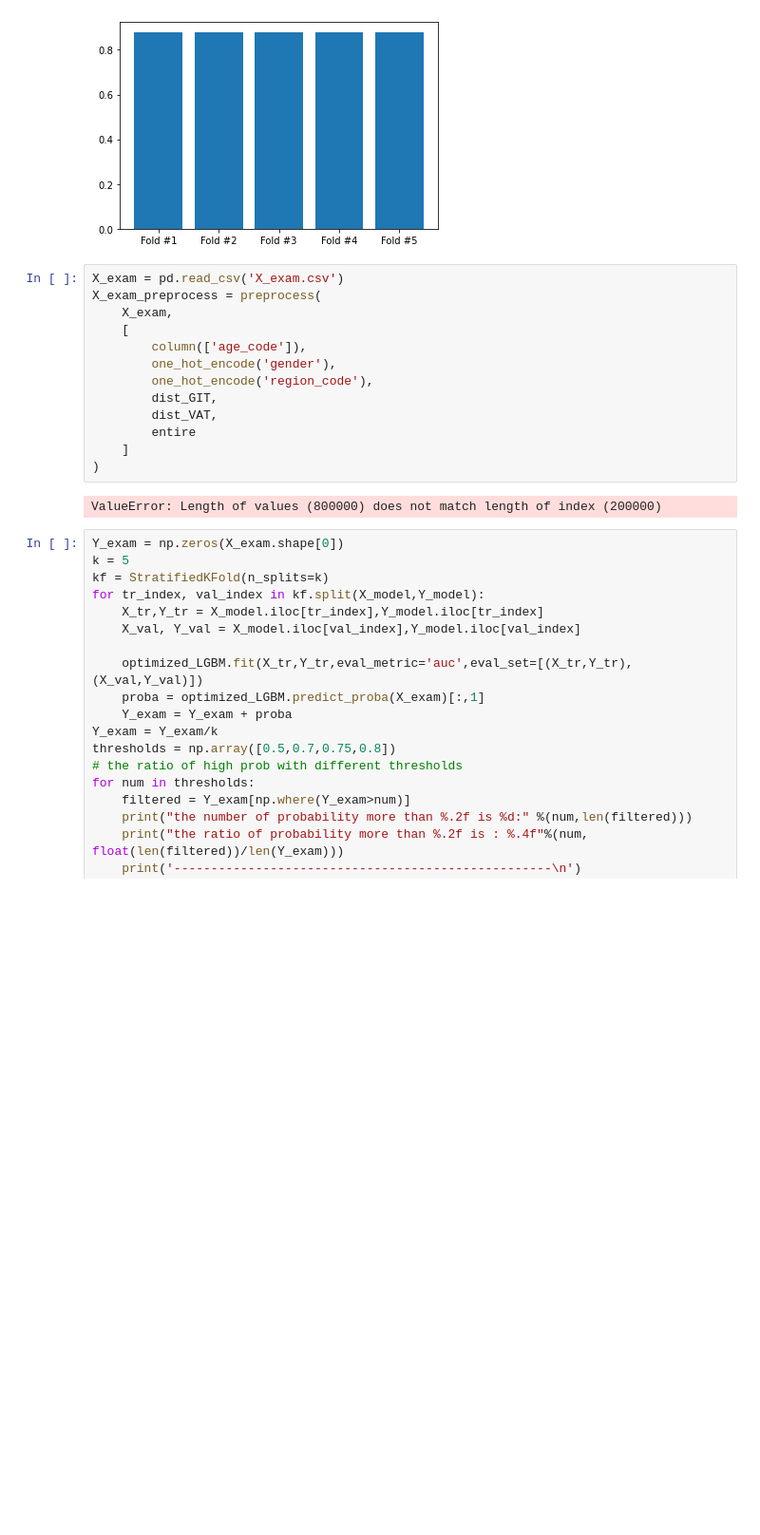
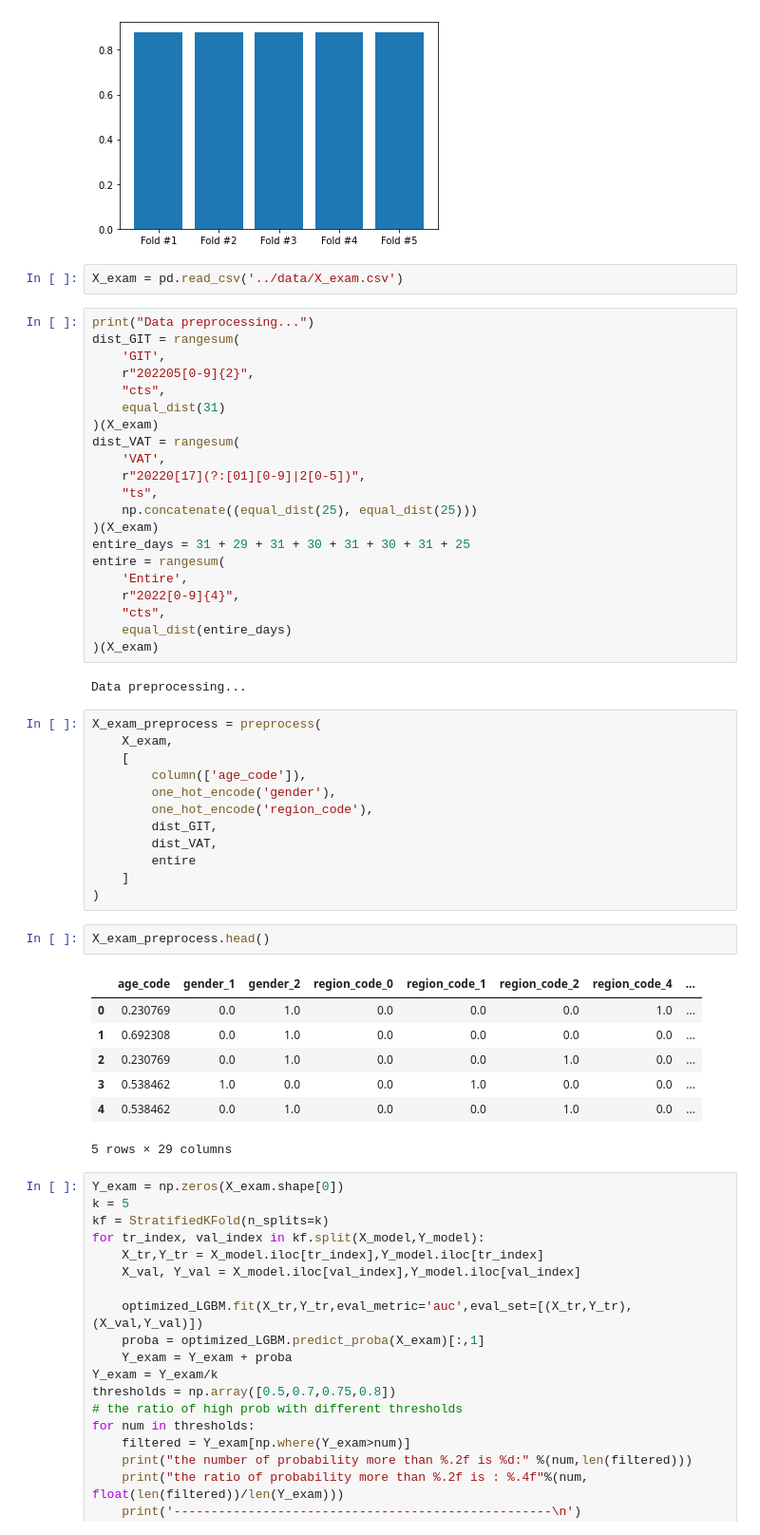
Before and after one commit to 01Joseph-Hwang10/data-science-contest-2022, a Jupyter notebook: TaewookHam/XGBoost.ipynb, the cells around one changed output. Shown: that part at 95% size. Drawn from its saved outputs; the diff is of its cells as text; blank space fills up the shorter version.

```diff
--- a/TaewookHam/XGBoost.ipynb
+++ b/TaewookHam/XGBoost.ipynb
@@ -262,8 +263,32 @@ Standard Deviation of ROC AUC Score 0.0006171363645405311
 [0.87843769 0.87948166 0.87784048 0.87820868 0.87921424]
 <BarContainer object of 5 artists>
 [figure]
+# %%
+X_exam = pd.read_csv('../data/X_exam.csv')
+# %%
+print("Data preprocessing...")
+dist_GIT = rangesum(
+    'GIT',
+    r"202205[0-9]{2}",
+    "cts",
+    equal_dist(31)
+)(X_exam)
+dist_VAT = rangesum(
+    'VAT',
+    r"20220[17](?:[01][0-9]|2[0-5])",
+    "ts",
+    np.concatenate((equal_dist(25), equal_dist(25)))
+)(X_exam)
+entire_days = 31 + 29 + 31 + 30 + 31 + 30 + 31 + 25
+entire = rangesum(
+    'Entire',
+    r"2022[0-9]{4}",
+    "cts",
+    equal_dist(entire_days)
+)(X_exam)
+# %% [output]
+Data preprocessing...
 # %%
-X_exam = pd.read_csv('X_exam.csv')
 X_exam_preprocess = preprocess(
     X_exam,
     [
@@ -275,8 +300,16 @@ X_exam_preprocess = preprocess(
         entire
     ]
 )
-# %% [output]
-ValueError: Length of values (800000) does not match length of index (200000)
+# %%
+X_exam_preprocess.head()
+# %% [output]
+|  | age_code | gender_1 | gender_2 | region_code_0 | region_code_1 | region_code_2 | region_code_4 | ... |
+| 0 | 0.230769 | 0.0 | 1.0 | 0.0 | 0.0 | 0.0 | 1.0 | ... |
+| 1 | 0.692308 | 0.0 | 1.0 | 0.0 | 0.0 | 0.0 | 0.0 | ... |
+| 2 | 0.230769 | 0.0 | 1.0 | 0.0 | 0.0 | 1.0 | 0.0 | ... |
+| 3 | 0.538462 | 1.0 | 0.0 | 0.0 | 1.0 | 0.0 | 0.0 | ... |
+| 4 | 0.538462 | 0.0 | 1.0 | 0.0 | 0.0 | 1.0 | 0.0 | ... |
+5 rows × 29 columns
 # %%
 Y_exam = np.zeros(X_exam.shape[0])
 k = 5
```
Also changed, not shown: parts of 2 cells of this notebook.
